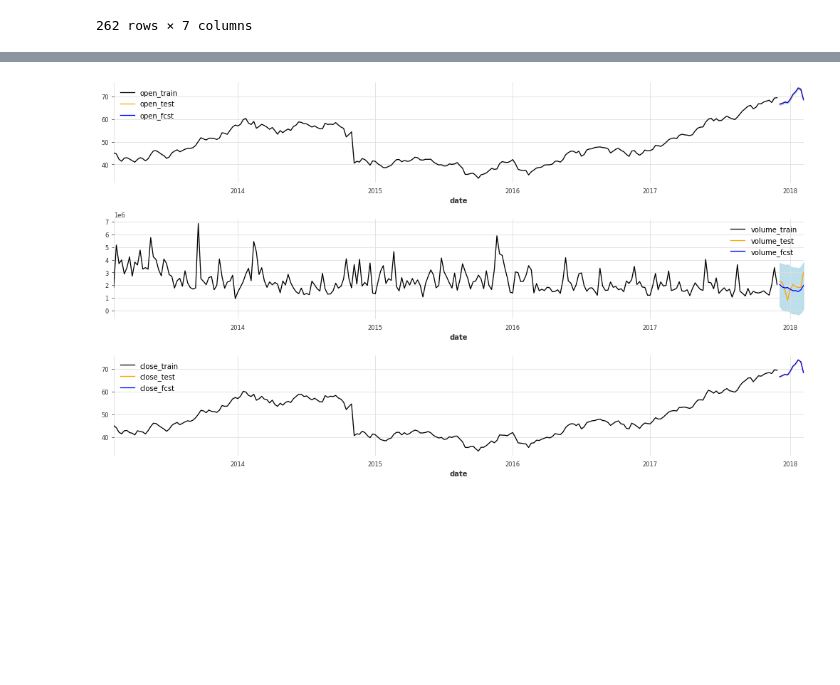
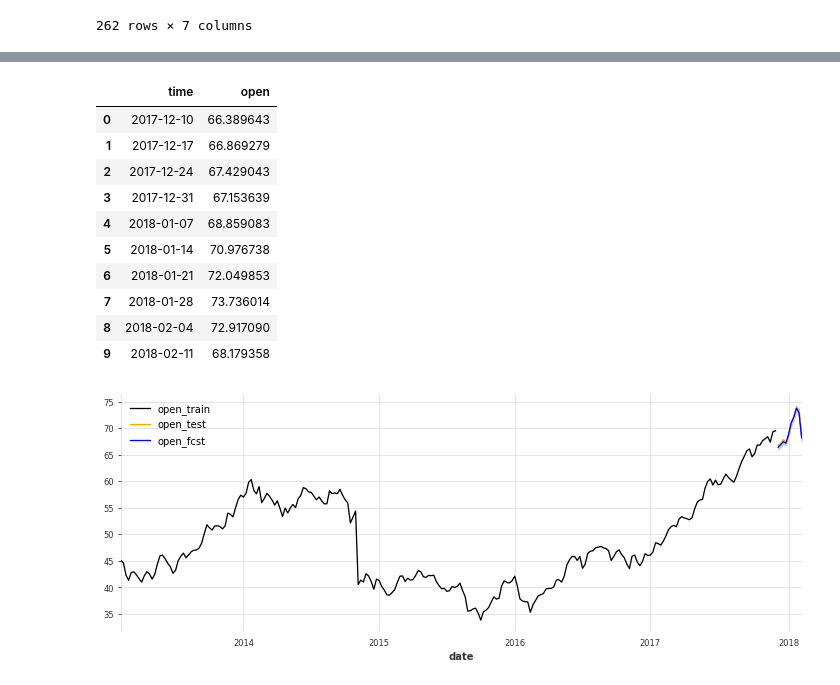
Before and after one commit to coldwhitewinters/tstools, a Jupyter notebook: notebook/tstools-playground-Copy1.ipynb, the cells around one changed output, grey strips where cells are left out. Cells and saved outputs as stored; diff of their text form; code cells hidden in the pictures; blank space fills up the shorter version.

```diff
--- a/notebook/tstools-playground-Copy1.ipynb
+++ b/notebook/tstools-playground-Copy1.ipynb
@@ -151,9 +170,10 @@ ts_test_exog = test.set_index("date").asfreq("W")["close"].copy()
 # %%
-#model = Naive(time_col="date", target_col="open", regressor_cols=None, freq="W")
-#model = Drift(time_col="date", target_col="open", regressor_cols=None, freq=None)
-#model = Mean(time_col="date", target_col="open", regressor_cols=None, freq=None)
-#model = ARIMA(time_col="date", target_col="open", regressor_cols=["close"], freq=None, order=(5, 1, 0))
-#model = ETS(time_col="date", target_col="open", regressor_cols=None, freq=None, trend="add", damped_trend=True)
-#model = AutoRegression(time_col="date", target_col="open", regressor_cols=None, freq=None, lags=5, trend="n")
-#model = AutoARIMA(time_col="date", target_col="open", regressor_cols=None, freq="W")
-model = VAR(time_col="date", target_col=["open", "volume", "close"], regressor_cols=["close"])
+#model = Naive(time_col="date", target_cols=["open"], regressor_cols=None, freq="W")
+#model = Drift(time_col="date", target_cols="open", regressor_cols=None, freq=None)
+#model = Mean(time_col="date", target_cols="open", regressor_cols=None, freq=None)
+model = ARIMA(time_col="date", target_cols=["open"], regressor_cols=["close"], freq=None, order=(5, 1, 0))
+#model = ETS(time_col="date", target_cols=["open"], regressor_cols=None, freq=None, trend="add", damped_trend=True)
+#model = AutoRegression(time_col="date", target_cols="open", regressor_cols=None, freq=None, lags=5, trend="n")
+#model = AutoARIMA(time_col="date", target_cols="open", regressor_cols=None, freq="W")
+#model = VAR(time_col="date", target_cols=["open", "volume"], regressor_cols=["close"])
+#model_alt = ARIMAm(time_col="date", target_cols=["open"], regressor_cols=None, order=(5, 1, 0))
@@ -182,4 +207,21 @@ fcst
+# %%
+ts_fcst = model_darts.predict(10, cov_test)
+fcst_darts = ts_fcst.pd_dataframe()
+fcst_darts.columns.name = None
+fcst_darts.reset_index()
+# %% [output]
+|  | time | open |
+| 0 | 2017-12-10 | 66.389643 |
+| 1 | 2017-12-17 | 66.869279 |
+| 2 | 2017-12-24 | 67.429043 |
+| 3 | 2017-12-31 | 67.153639 |
+| 4 | 2018-01-07 | 68.859083 |
+| 5 | 2018-01-14 | 70.976738 |
+| 6 | 2018-01-21 | 72.049853 |
+| 7 | 2018-01-28 | 73.736014 |
+| 8 | 2018-02-04 | 72.917090 |
+| 9 | 2018-02-11 | 68.179358 |
 # %%
-model.plot_fcst(fcst, train=None, test=test, plot_history=True, figsize=(14, 8), style="-")
+model.plot_fcst(fcst, train=None, test=test, plot_history=True, figsize=(10, 4), style="-")
 # %% [output]
-[figure, old version]
+[figure, new version]
```
Also changed, not shown: parts of 31 cells of this notebook, 3 other files.
